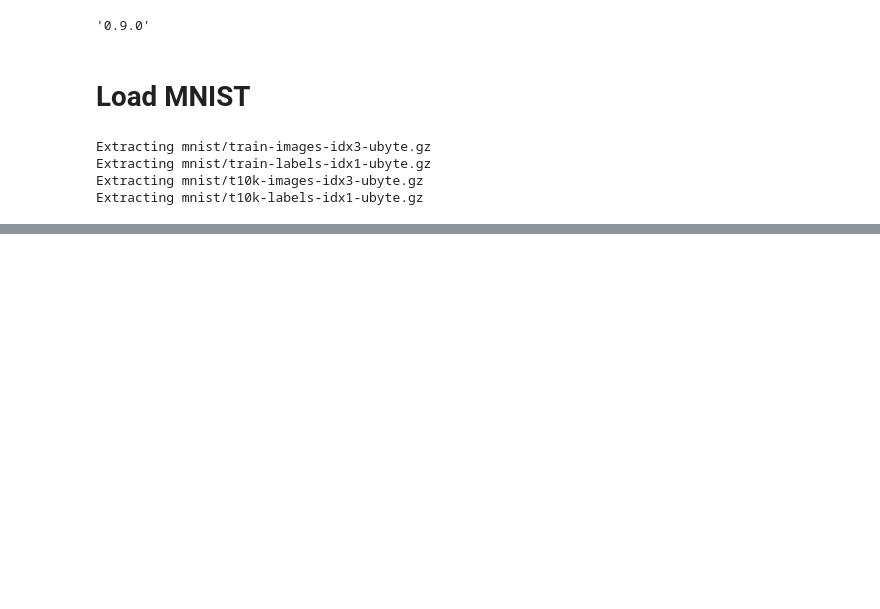
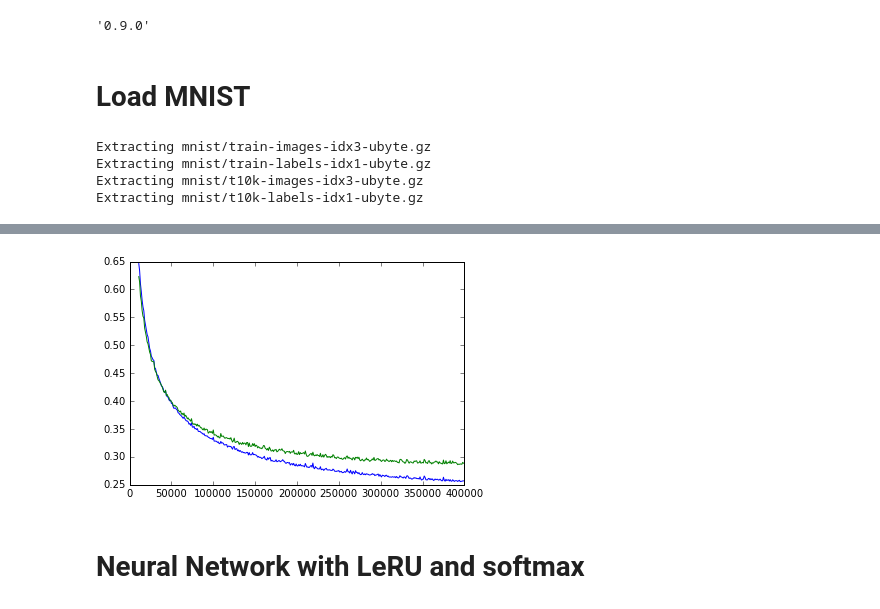
Before and after one commit to yunabe/codelab, a Jupyter notebook: python/notebook/tensorflow_nn.ipynb, the cells around one changed output, grey strips where cells are left out. Cells and saved outputs as stored; diff of their text form; code cells hidden in the pictures; blank space fills up the shorter version.

```diff
--- a/python/notebook/tensorflow_nn.ipynb
+++ b/python/notebook/tensorflow_nn.ipynb
@@ -93,0 +115,7 @@ plt.show()
+# %%
+RunLogsticRegression(
+    learning_rate=0.02,
+    steps = 400 * 1000,
+    l2_regularization_strength=0.1,
+)
+# %% [output]
@@ -93,0 +139,3 @@ plt.show()
+[figure, added]
+# %% [markdown]
+# Neural Network with LeRU and softmax
```
Also changed, not shown: parts of 10 cells of this notebook.
